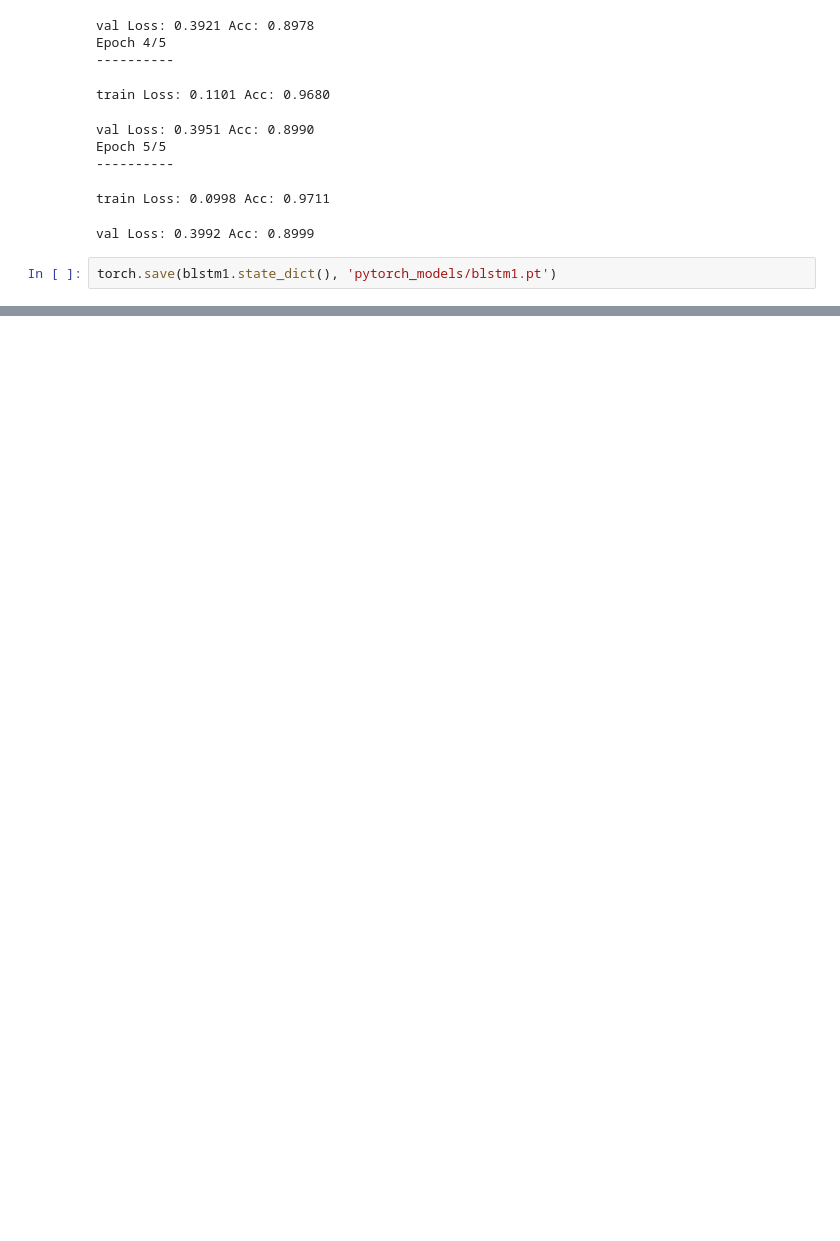
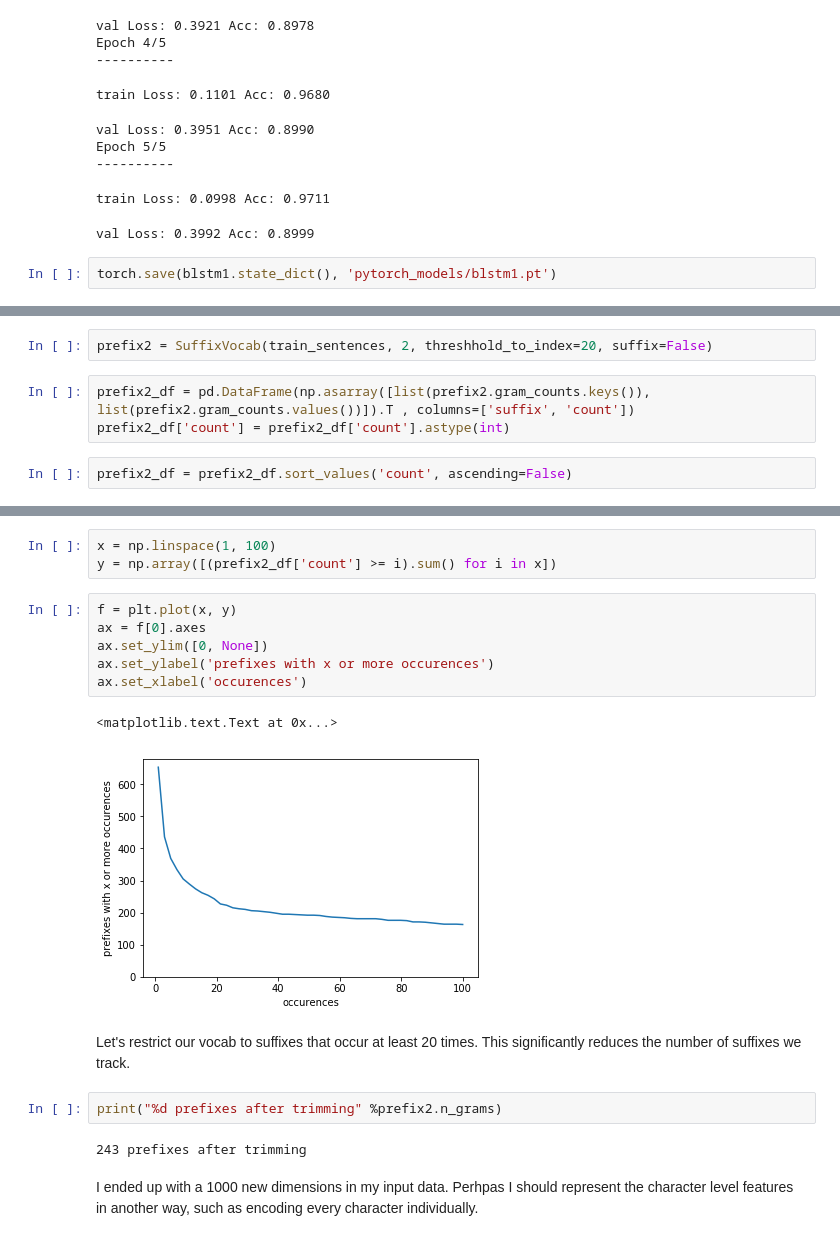
Before and after one commit to gustavgransbo/Data-Science-Playground, a Jupyter notebook: Part of Speech Tagging/4. Part of Speech Tagging - Third attempt with RNN.ipynb, the cells around one changed output, grey strips where cells are left out. Drawn from its saved outputs; the diff is of its cells as text; blank space fills up the shorter version.

```diff
--- a/Part of Speech Tagging/4. Part of Speech Tagging - Third attempt with RNN.ipynb
+++ b/Part of Speech Tagging/4. Part of Speech Tagging - Third attempt with RNN.ipynb
@@ -466,0 +761,7 @@ It would be interesting to try using a GRU instead of LSTM, apply some regulariz
+# %%
+prefix2 = SuffixVocab(train_sentences, 2, threshhold_to_index=20, suffix=False)
+# %%
+prefix2_df = pd.DataFrame(np.asarray([list(prefix2.gram_counts.keys()), list(prefix2.gram_counts.values())]).T , columns=['suffix', 'count'])
+prefix2_df['count'] = prefix2_df['count'].astype(int)
+# %%
+prefix2_df = prefix2_df.sort_values('count', ascending=False)
@@ -466,0 +777,20 @@ It would be interesting to try using a GRU instead of LSTM, apply some regulariz
+# %%
+x = np.linspace(1, 100)
+y = np.array([(prefix2_df['count'] >= i).sum() for i in x])
+# %%
+f = plt.plot(x, y)
+ax = f[0].axes
+ax.set_ylim([0, None])
+ax.set_ylabel('prefixes with x or more occurences')
+ax.set_xlabel('occurences')
+# %% [output]
+<matplotlib.text.Text at 0x...>
+[figure, added]
+# %% [markdown]
+Let's restrict our vocab to suffixes that occur at least 20 times. This significantly reduces the number of suffixes we track.
+# %%
+print("%d prefixes after trimming" %prefix2.n_grams)
+# %% [output]
+243 prefixes after trimming
+# %% [markdown]
+I ended up with a 1000 new dimensions in my input data. Perhpas I should represent the character level features in another way, such as encoding every character individually.
```
Also changed, not shown: parts of 62 cells of this notebook.
